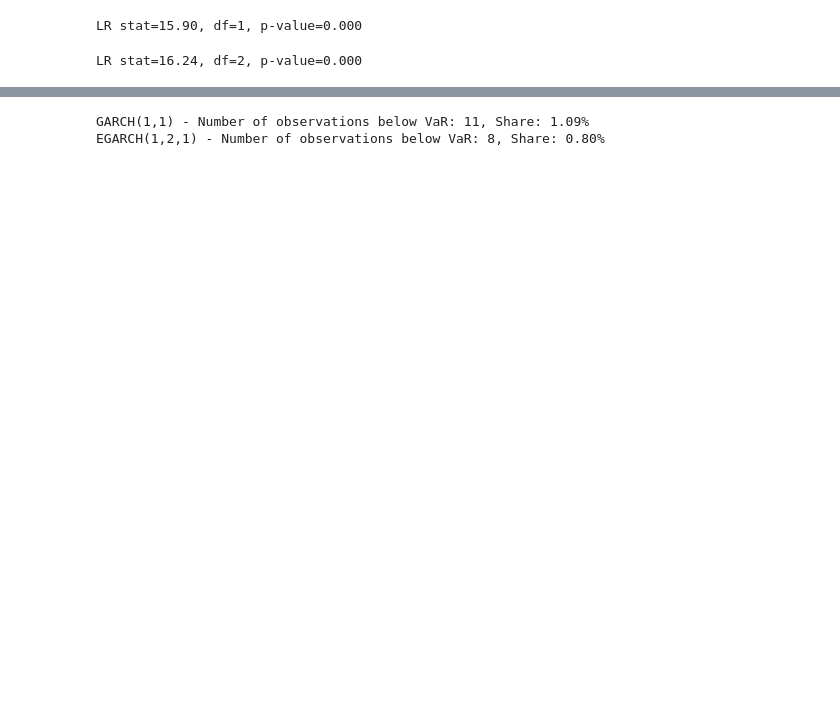
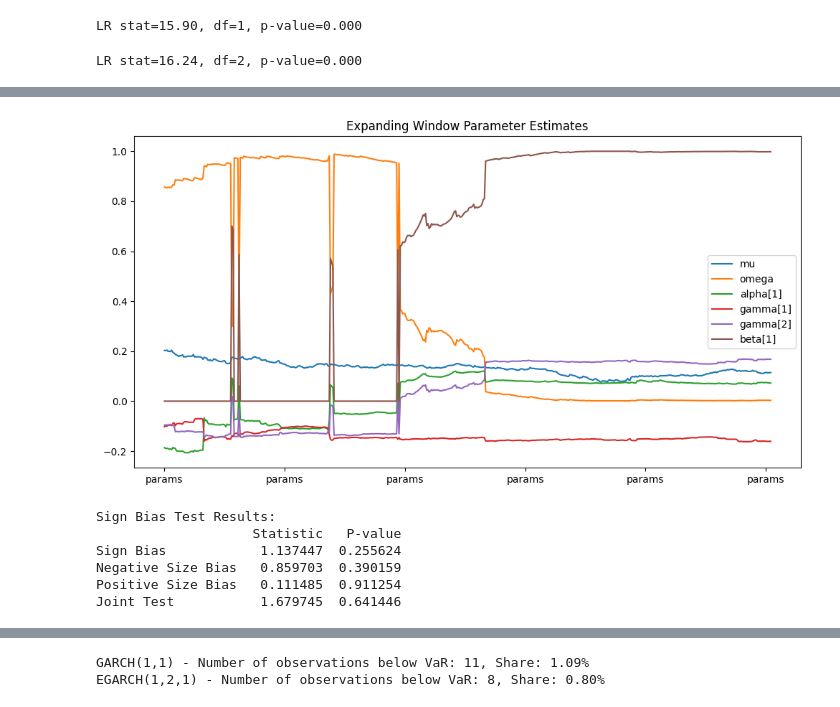
Before and after one commit to jakub-filon/VaR_GARCH, a Jupyter notebook: notebook.ipynb, the cells around one changed output, grey strips where cells are left out. Cells and saved outputs as stored; diff of their text form; code cells hidden in the pictures; blank space fills up the shorter version.

```diff
--- a/notebook.ipynb
+++ b/notebook.ipynb
@@ -782,0 +957,14 @@ garch_model_diagnostics(good_models)
+# %%
+window = 500
+params = []
+
+for i in range(window, len(data_train['portfolio'])):
+    model_stability = arch_model(data_train['portfolio'][:i] * 100, vol='EGARCH', p=1, o=2, q=1)
+    res = model_stability.fit(disp='off')
+    params.append(res.params)
+
+params_df = pd.DataFrame(params)
+params_df.plot(title='Expanding Window Parameter Estimates', figsize=(12, 6))
+plt.show()
+# %% [output]
+[figure, added]
@@ -782,0 +976,11 @@ garch_model_diagnostics(good_models)
+# %%
+test_results_egarch121 = sign_bias_test(results_egarch121)
+print("Sign Bias Test Results:")
+print(test_results_egarch121)
+# %% [output]
+Sign Bias Test Results:
+                    Statistic   P-value
+Sign Bias            1.137447  0.255624
+Negative Size Bias   0.859703  0.390159
+Positive Size Bias   0.111485  0.911254
+Joint Test           1.679745  0.641446
```
Also changed, not shown: parts of 60 cells of this notebook.
